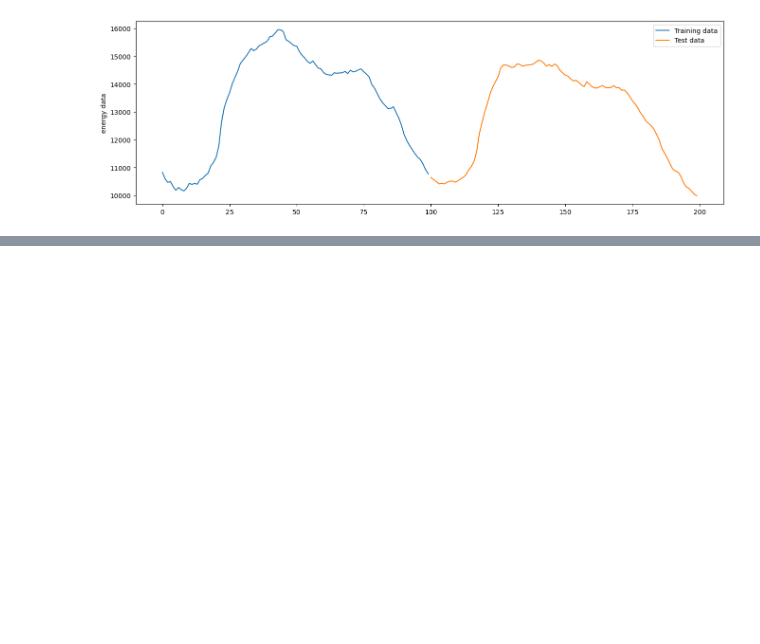
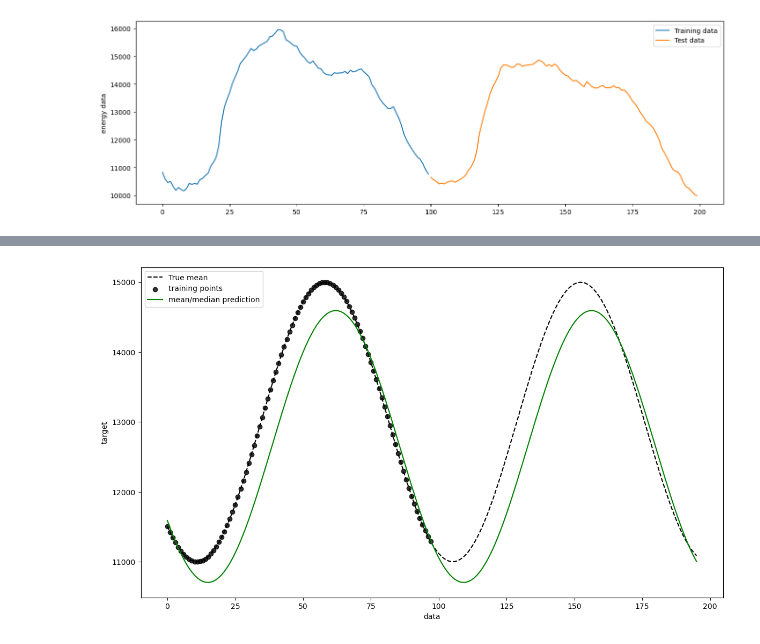
Before and after one commit to MischaDy/electricity-uq, a Jupyter notebook: laplace_bugfix_test.ipynb, the cells around one changed output, grey strips where cells are left out. Cells and saved outputs as stored; diff of their text form; code cells hidden in the pictures; blank space fills up the shorter version.

```diff
--- a/laplace_bugfix_test.ipynb
+++ b/laplace_bugfix_test.ipynb
@@ -220 +297,34 @@ base_model = train_base_model()
+# %%
+# plot base model perf
+output_uq_on_train = True
+
+
+def plot_base_performance(y_preds):
+    num_train_steps, num_test_steps = X_train.shape[0], X_test.shape[0]
+
+    x_plot_train = np.arange(num_train_steps)
+    x_plot_full = np.arange(num_train_steps + num_test_steps)
+    x_plot_test = x_plot_train + num_test_steps  # shifting
+    x_plot_uq = x_plot_full if output_uq_on_train else x_plot_test
+
+    fig, ax = plt.subplots(nrows=1, ncols=1, figsize=(14, 8))
+    ax.plot(x_plot_full, y, color="black", linestyle="dashed", label="True mean")
+    ax.scatter(x_plot_train, y_train, color="black", marker="o", alpha=0.8, label="training points", )
+    ax.plot(x_plot_uq, y_preds, label=f"mean/median prediction", color="green", )
+
+    ax.legend()
+    ax.set_xlabel("data")
+    ax.set_ylabel("target")
+    plt.show()
+
+
+def test():
+    X_input = (X if output_uq_on_train else X_test).detach()
+    y_preds = base_model(X_input).detach()
+    plot_base_performance(y_preds)
+
+test()
+# plot_base_performance(y_preds)
+# %% [output]
+[figure, added]
 # %%
```
Also changed, not shown: parts of 5 cells of this notebook.
